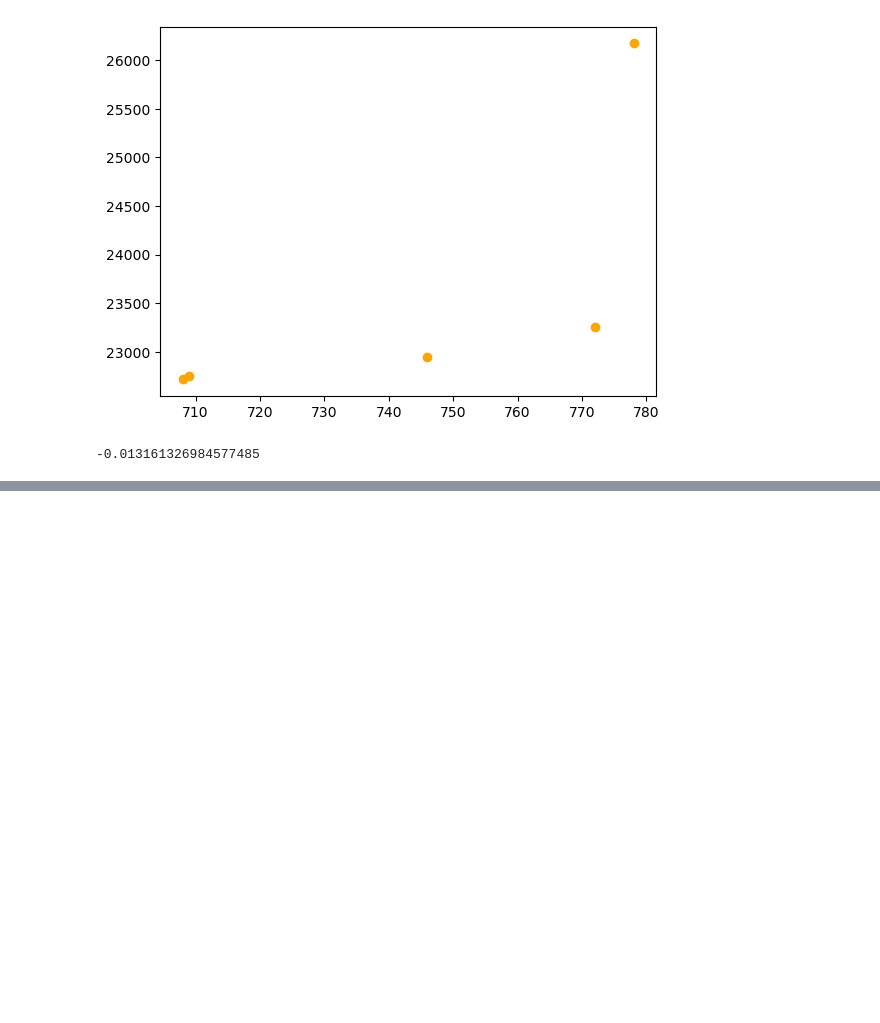
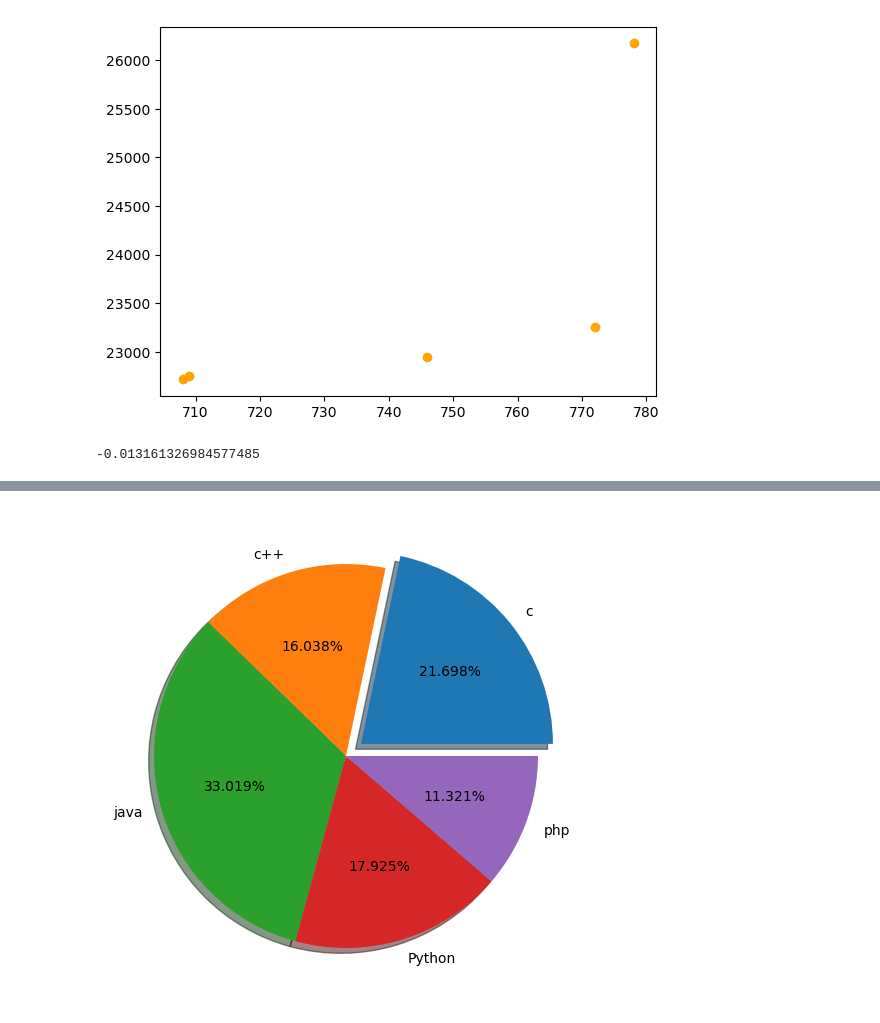
Before and after one commit to SyedSamiUllah1/Python_Practice, a Jupyter notebook: Book.ipynb, the cells around one changed output, grey strips where cells are left out. Drawn from its saved outputs; the diff is of its cells as text; code cells hidden in the pictures; blank space fills up the shorter version.

Commit message:
Did some python practice

```diff
--- a/Book.ipynb
+++ b/Book.ipynb
@@ -2217,0 +2229,10 @@ plt.show()
+# %%
+fig = plt.figure()
+ax=fig.add_axes([0,0,1,1])
+# ax.axis('equal')
+langs=['c','c++','java','Python','php']
+students=[23,17,35,19,12]
+ax.pie(students, labels=langs, autopct='%1.3f%%', explode=[0.1,0,0,0,0],shadow=True)
+plt.show()
+# %% [output]
+[figure, added]
```
Also changed, not shown: parts of 24 cells of this notebook, 4 other files.
